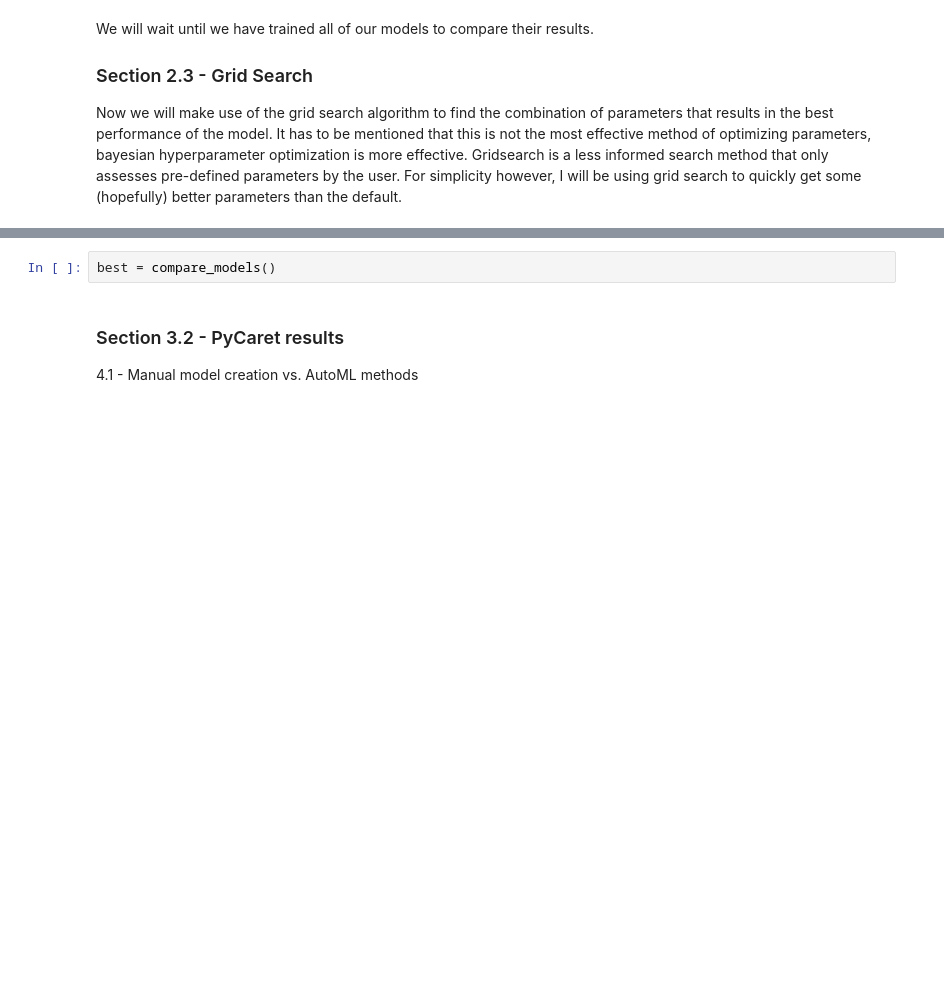
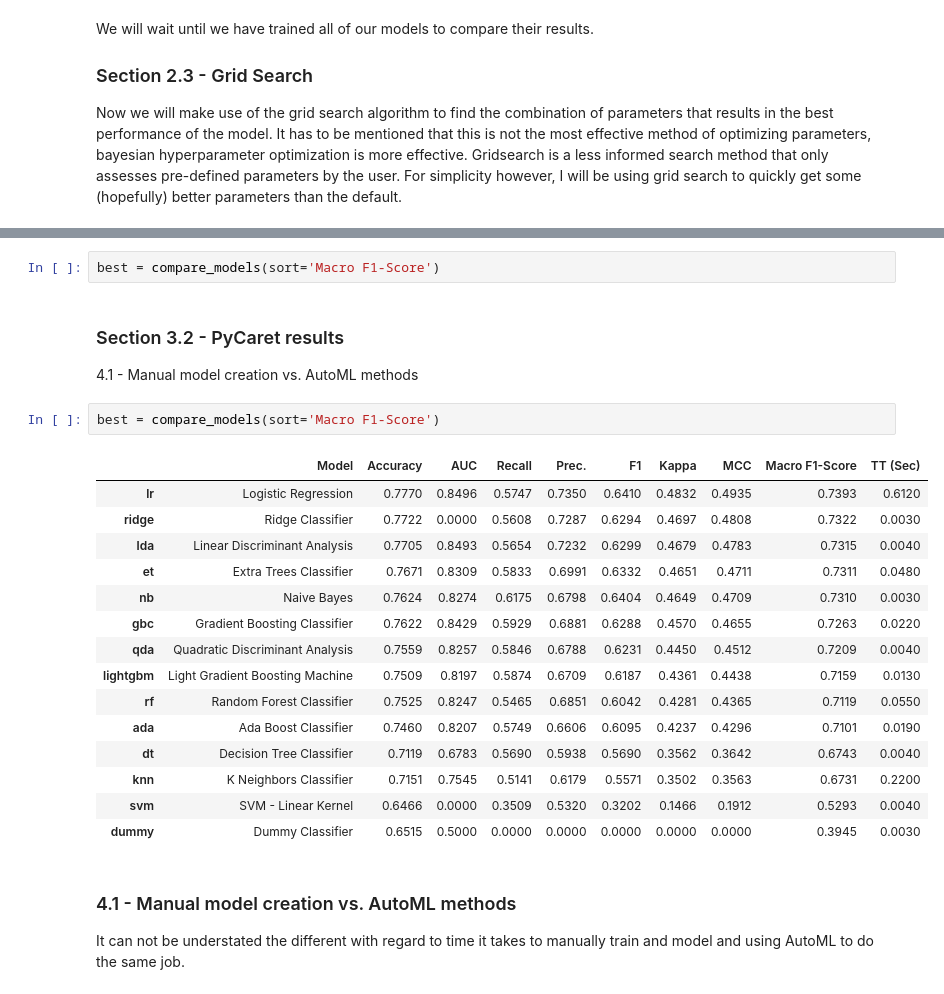
Before and after one commit to teg-lad/CA4015-diabetes-classification, a Jupyter notebook: CA4015 - Adam Tegart - Assignment 1.ipynb, the cells around one changed output, grey strips where cells are left out. Cells and saved outputs as stored; diff of their text form; blank space fills up the shorter version.

Commit message:
Completed all manual model creation. Doing PyCaret part now.

```diff
--- a/CA4015 - Adam Tegart - Assignment 1.ipynb
+++ b/CA4015 - Adam Tegart - Assignment 1.ipynb
@@ -637,6 +709,28 @@ exp_name = setup(diabetes, target="Outcome")
 # %%
-best = compare_models()
+best = compare_models(sort='Macro F1-Score')
-# %% [markdown]
-### Section 3.2 - PyCaret results
-
-4.1 - Manual model creation vs. AutoML methods
+# %% [markdown]
+### Section 3.2 - PyCaret results
+
+4.1 - Manual model creation vs. AutoML methods
+# %%
+best = compare_models(sort='Macro F1-Score')
+# %% [output]
+|  | Model | Accuracy | AUC | Recall | Prec. | F1 | Kappa | MCC | Macro F1-Score | TT (Sec) |
+| lr | Logistic Regression | 0.7770 | 0.8496 | 0.5747 | 0.7350 | 0.6410 | 0.4832 | 0.4935 | 0.7393 | 0.6120 |
+| ridge | Ridge Classifier | 0.7722 | 0.0000 | 0.5608 | 0.7287 | 0.6294 | 0.4697 | 0.4808 | 0.7322 | 0.0030 |
+| lda | Linear Discriminant Analysis | 0.7705 | 0.8493 | 0.5654 | 0.7232 | 0.6299 | 0.4679 | 0.4783 | 0.7315 | 0.0040 |
+| et | Extra Trees Classifier | 0.7671 | 0.8309 | 0.5833 | 0.6991 | 0.6332 | 0.4651 | 0.4711 | 0.7311 | 0.0480 |
+| nb | Naive Bayes | 0.7624 | 0.8274 | 0.6175 | 0.6798 | 0.6404 | 0.4649 | 0.4709 | 0.7310 | 0.0030 |
+| gbc | Gradient Boosting Classifier | 0.7622 | 0.8429 | 0.5929 | 0.6881 | 0.6288 | 0.4570 | 0.4655 | 0.7263 | 0.0220 |
+| qda | Quadratic Discriminant Analysis | 0.7559 | 0.8257 | 0.5846 | 0.6788 | 0.6231 | 0.4450 | 0.4512 | 0.7209 | 0.0040 |
+| lightgbm | Light Gradient Boosting Machine | 0.7509 | 0.8197 | 0.5874 | 0.6709 | 0.6187 | 0.4361 | 0.4438 | 0.7159 | 0.0130 |
+| rf | Random Forest Classifier | 0.7525 | 0.8247 | 0.5465 | 0.6851 | 0.6042 | 0.4281 | 0.4365 | 0.7119 | 0.0550 |
+| ada | Ada Boost Classifier | 0.7460 | 0.8207 | 0.5749 | 0.6606 | 0.6095 | 0.4237 | 0.4296 | 0.7101 | 0.0190 |
+| dt | Decision Tree Classifier | 0.7119 | 0.6783 | 0.5690 | 0.5938 | 0.5690 | 0.3562 | 0.3642 | 0.6743 | 0.0040 |
+| knn | K Neighbors Classifier | 0.7151 | 0.7545 | 0.5141 | 0.6179 | 0.5571 | 0.3502 | 0.3563 | 0.6731 | 0.2200 |
+| svm | SVM - Linear Kernel | 0.6466 | 0.0000 | 0.3509 | 0.5320 | 0.3202 | 0.1466 | 0.1912 | 0.5293 | 0.0040 |
+| dummy | Dummy Classifier | 0.6515 | 0.5000 | 0.0000 | 0.0000 | 0.0000 | 0.0000 | 0.0000 | 0.3945 | 0.0030 |
+# %% [markdown]
+### 4.1 - Manual model creation vs. AutoML methods
+
+It can not be understated the different with regard to time it takes to manually train and model and using AutoML to do the same job.
```
Also changed, not shown: parts of 53 cells of this notebook, 1 other file.
